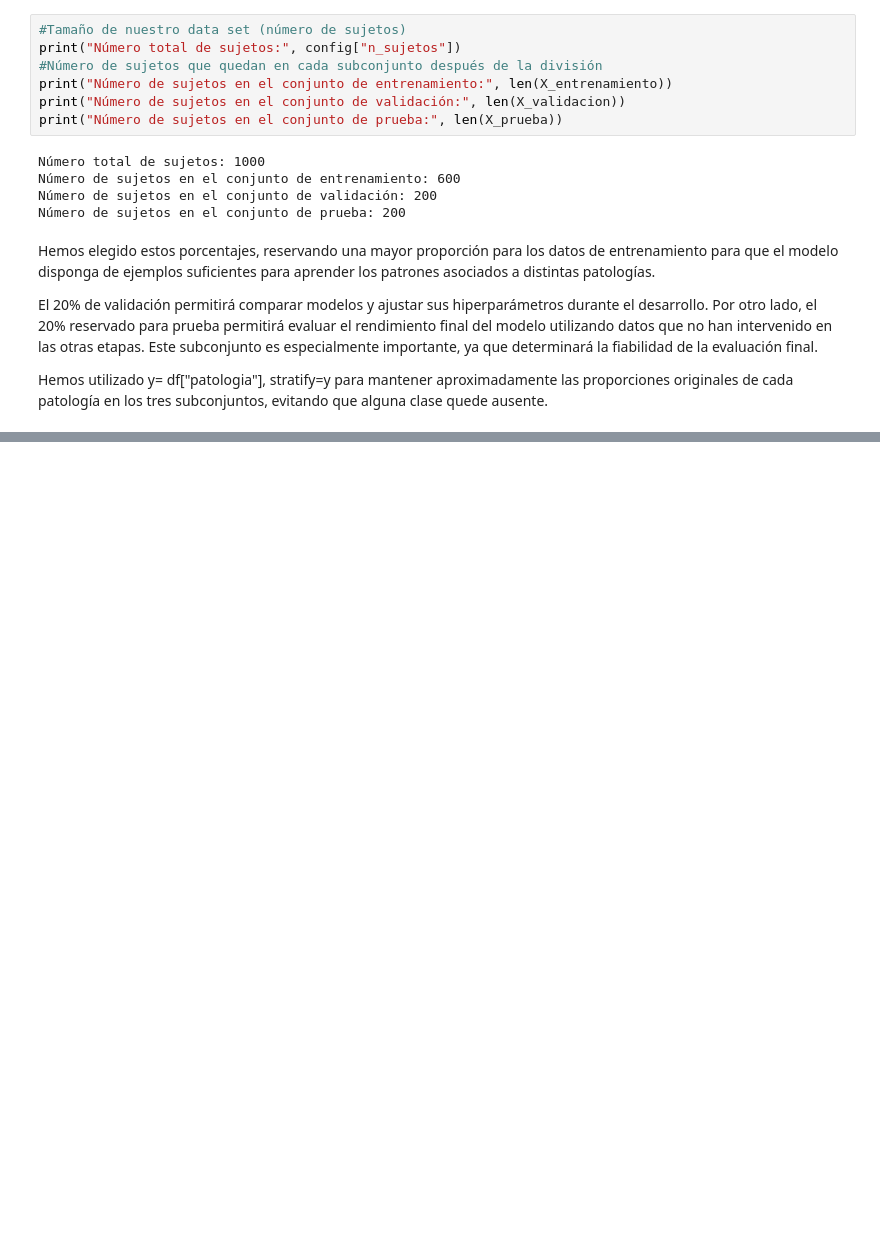
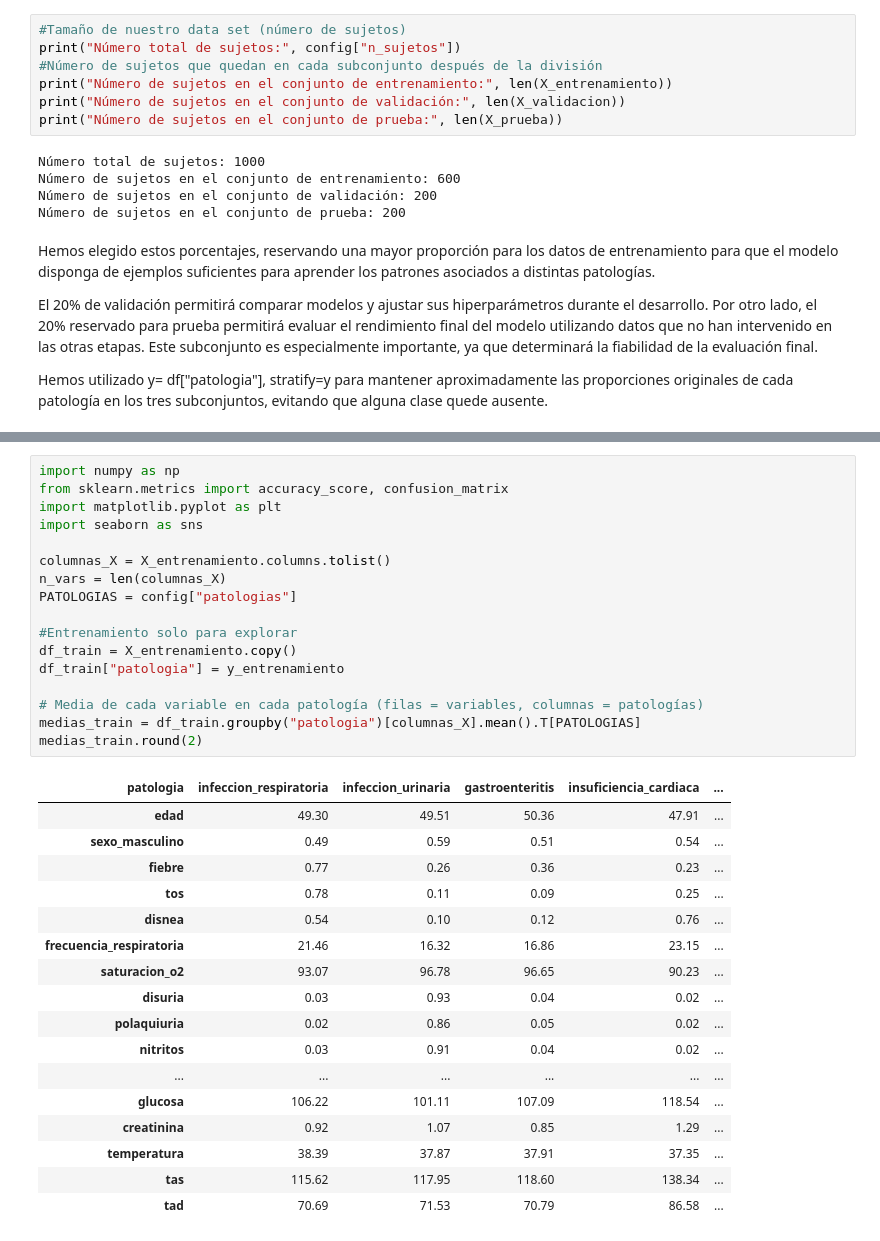
Before and after one commit to angelaNavarro11/sist-apoyo-decision-clinica, a Jupyter notebook: notebooks/Practica3-Resultados.ipynb, the cells around one changed output, grey strips where cells are left out. Saved outputs shown, nothing was run; the diff lists cells and outputs as text; blank space fills up the shorter version.

```diff
--- a/notebooks/Practica3-Resultados.ipynb
+++ b/notebooks/Practica3-Resultados.ipynb
@@ -147,0 +154,35 @@ Hemos utilizado y= df["patologia"], stratify=y para mantener aproximadamente las
+# %%
+import numpy as np
+from sklearn.metrics import accuracy_score, confusion_matrix
+import matplotlib.pyplot as plt
+import seaborn as sns
+
+columnas_X = X_entrenamiento.columns.tolist()
+n_vars = len(columnas_X)
+PATOLOGIAS = config["patologias"]
+
+#Entrenamiento solo para explorar
+df_train = X_entrenamiento.copy()
+df_train["patologia"] = y_entrenamiento
+
+# Media de cada variable en cada patología (filas = variables, columnas = patologías)
+medias_train = df_train.groupby("patologia")[columnas_X].mean().T[PATOLOGIAS]
+medias_train.round(2)
+# %% [output]
+| patologia | infeccion_respiratoria | infeccion_urinaria | gastroenteritis | insuficiencia_cardiaca | ... |
+| edad | 49.30 | 49.51 | 50.36 | 47.91 | ... |
+| sexo_masculino | 0.49 | 0.59 | 0.51 | 0.54 | ... |
+| fiebre | 0.77 | 0.26 | 0.36 | 0.23 | ... |
+| tos | 0.78 | 0.11 | 0.09 | 0.25 | ... |
+| disnea | 0.54 | 0.10 | 0.12 | 0.76 | ... |
+| frecuencia_respiratoria | 21.46 | 16.32 | 16.86 | 23.15 | ... |
+| saturacion_o2 | 93.07 | 96.78 | 96.65 | 90.23 | ... |
+| disuria | 0.03 | 0.93 | 0.04 | 0.02 | ... |
+| polaquiuria | 0.02 | 0.86 | 0.05 | 0.02 | ... |
+| nitritos | 0.03 | 0.91 | 0.04 | 0.02 | ... |
+| ... | ... | ... | ... | ... | ... |
+| glucosa | 106.22 | 101.11 | 107.09 | 118.54 | ... |
+| creatinina | 0.92 | 1.07 | 0.85 | 1.29 | ... |
+| temperatura | 38.39 | 37.87 | 37.91 | 37.35 | ... |
+| tas | 115.62 | 117.95 | 118.60 | 138.34 | ... |
+| tad | 70.69 | 71.53 | 70.79 | 86.58 | ... |
```
Also changed, not shown: parts of 10 cells of this notebook.
